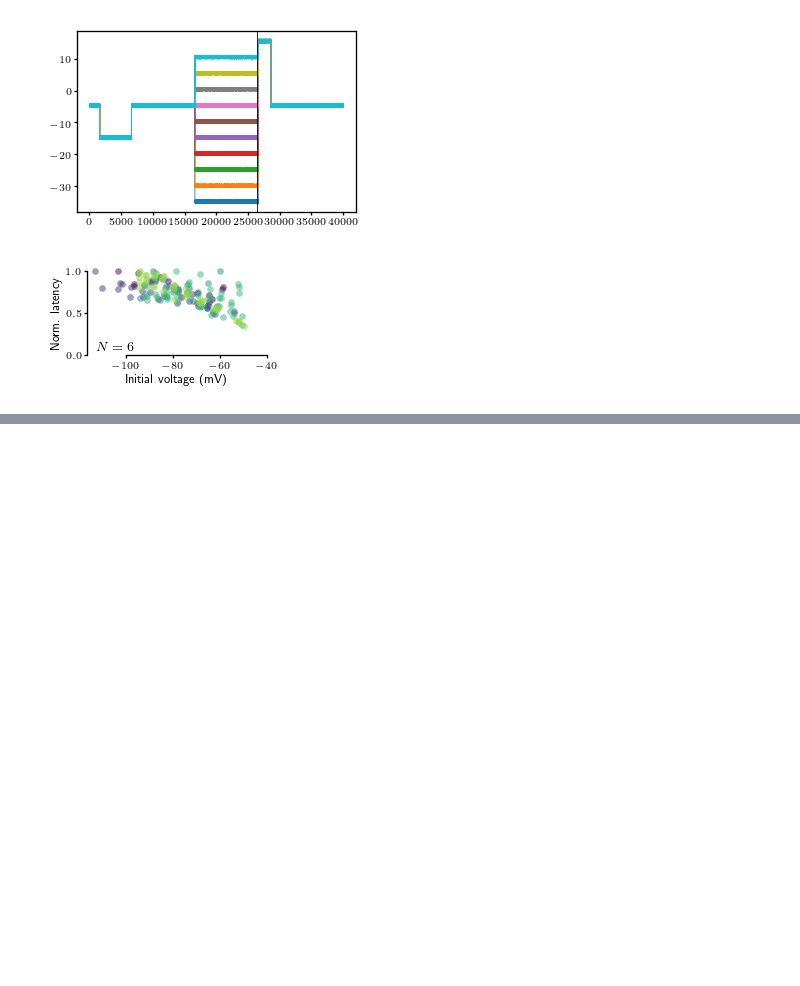
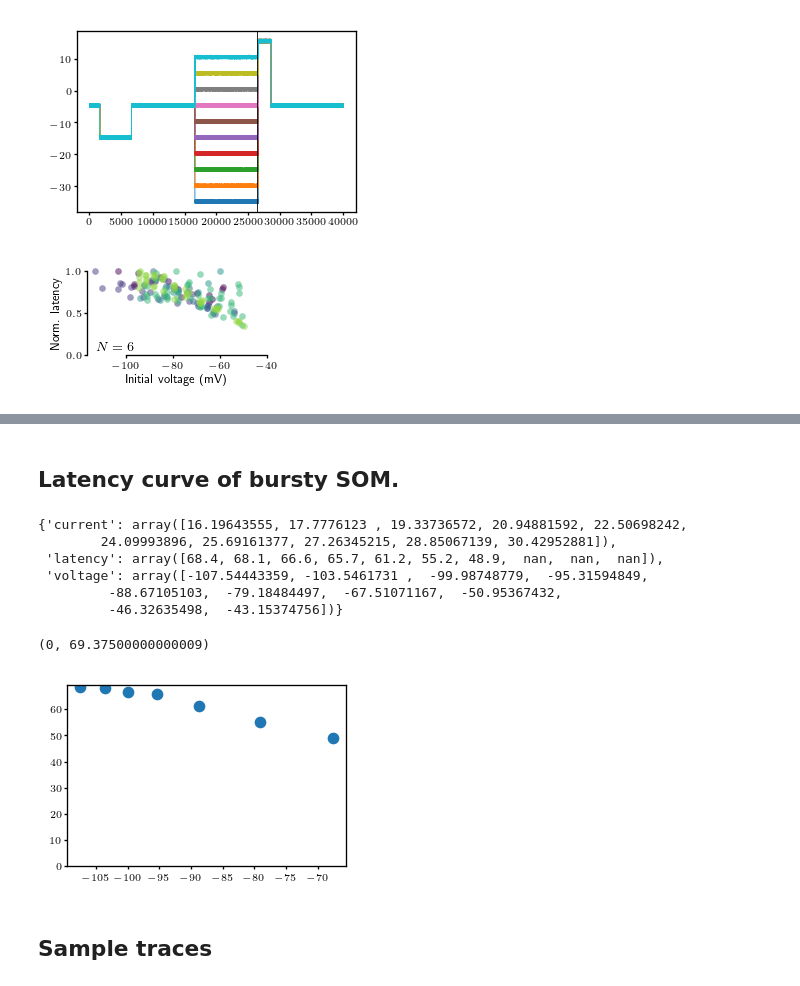
Before and after one commit to nauralcodinglab/raphegif, a Jupyter notebook: figs/scripts/writeup/gaba_spk_latencies.ipynb, the cells around one changed output, grey strips where cells are left out. Saved outputs shown, nothing was run; the diff lists cells and outputs as text; code cells hidden in the pictures; blank space fills up the shorter version.

```diff
--- a/figs/scripts/writeup/gaba_spk_latencies.ipynb
+++ b/figs/scripts/writeup/gaba_spk_latencies.ipynb
@@ -127,0 +173,38 @@ if IMG_PATH is not None:
+# %% [markdown]
+## Latency curve of bursty SOM.
+# %%
+bursty_latency = {'latency': [], 'voltage': []}
+bursty_latency['current'] = (
+    np.mean(bursty_recs[1][1, latency_extraction_params['I_step_slice'], :], axis=0)
+    - np.mean(bursty_recs[1][1, latency_extraction_params['baseline_slice'], :])
+)
+for sweep in range(bursty_recs[1].shape[2]):
+    bursty_latency['latency'].append(getSpikeLatency(
+        bursty_recs[1][0, :, sweep],
+        latency_extraction_params['step_start_time'],
+    ))
+    bursty_latency['voltage'].append(
+        np.mean(
+            bursty_recs[1][0, latency_extraction_params['V_pre_slice'], sweep]
+        )
+    )
+
+for key in bursty_latency:
+    bursty_latency[key] = np.array(bursty_latency[key])
+# %%
+bursty_latency
+# %% [output]
+{'current': array([16.19643555, 17.7776123 , 19.33736572, 20.94881592, 22.50698242,
+        24.09993896, 25.69161377, 27.26345215, 28.85067139, 30.42952881]),
+ 'latency': array([68.4, 68.1, 66.6, 65.7, 61.2, 55.2, 48.9,  nan,  nan,  nan]),
+ 'voltage': array([-107.54443359, -103.5461731 ,  -99.98748779,  -95.31594849,
+         -88.67105103,  -79.18484497,  -67.51071167,  -50.95367432,
+         -46.32635498,  -43.15374756])}
+# %%
+plt.plot(bursty_latency['voltage'], bursty_latency['latency'], 'o')
+plt.ylim(0, plt.ylim()[1])
+# %% [output]
+(0, 69.37500000000009)
+[figure, added]
+# %% [markdown]
+## Sample traces
```
Also changed, not shown: parts of 13 cells of this notebook.
